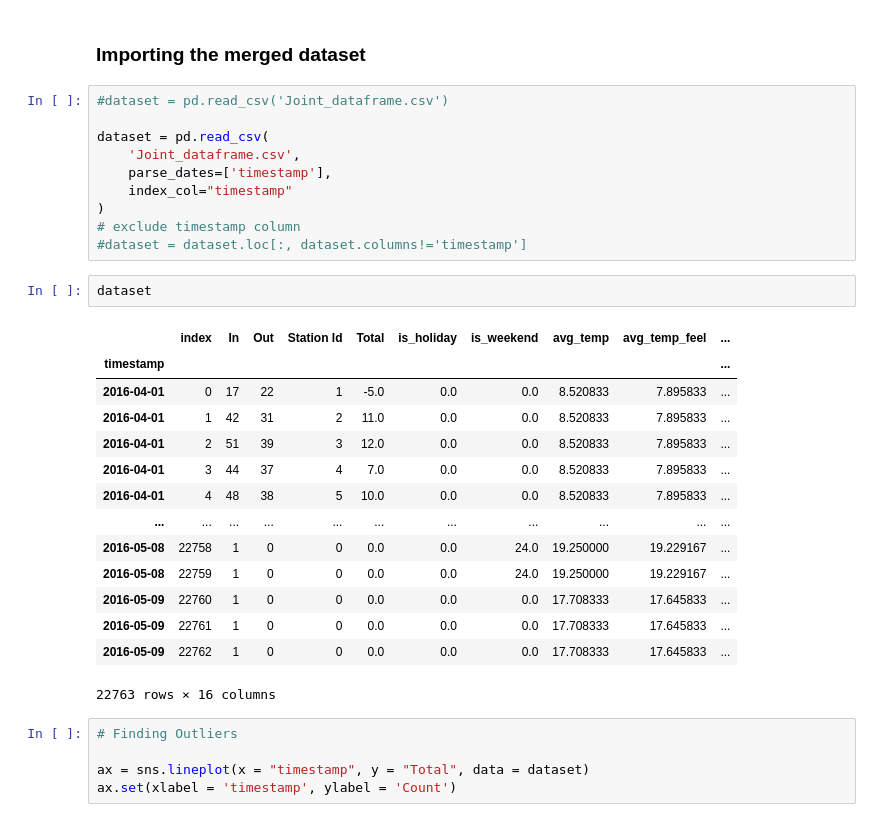
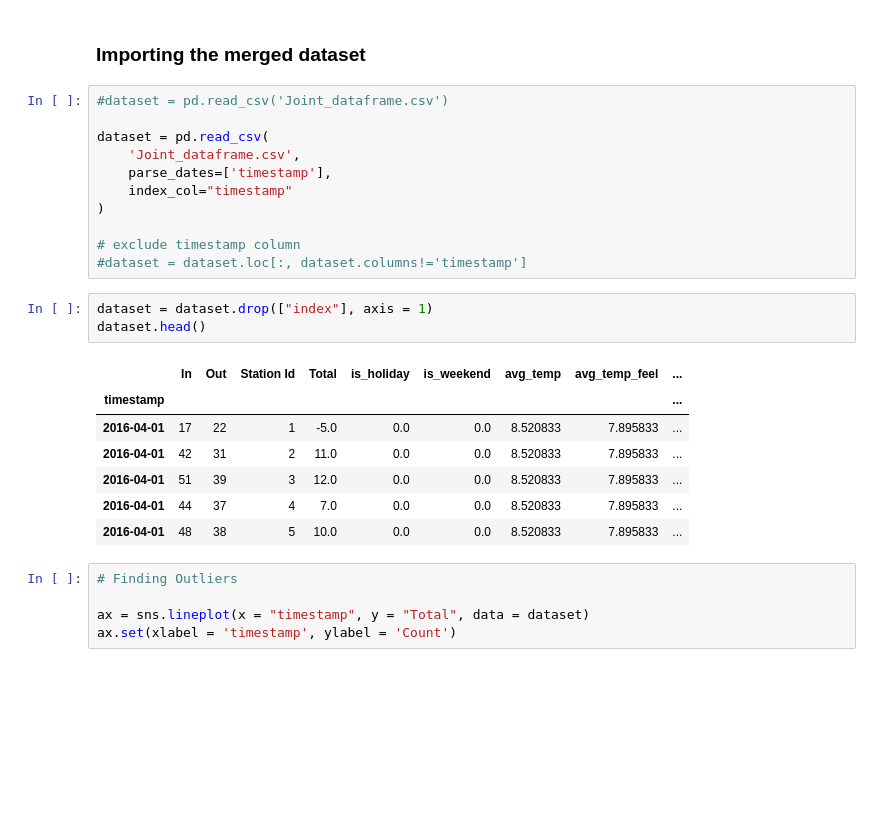
Before and after one commit to hchae0817/final_project, a Jupyter notebook: bike_machine_learning.ipynb, the cells around one changed output. Drawn from its saved outputs; the diff is of its cells as text; blank space fills up the shorter version.

```diff
--- a/bike_machine_learning.ipynb
+++ b/bike_machine_learning.ipynb
@@ -26,25 +26,20 @@ dataset = pd.read_csv(
     parse_dates=['timestamp'],
     index_col="timestamp"
 )
+
 # exclude timestamp column
 #dataset = dataset.loc[:, dataset.columns!='timestamp']
 # %%
-dataset
+dataset = dataset.drop(["index"], axis = 1)
+dataset.head()
 # %% [output]
-|  | index | In | Out | Station Id | Total | is_holiday | is_weekend | avg_temp | avg_temp_feel | ... |
-| timestamp |  |  |  |  |  |  |  |  |  | ... |
-| 2016-04-01 | 0 | 17 | 22 | 1 | -5.0 | 0.0 | 0.0 | 8.520833 | 7.895833 | ... |
-| 2016-04-01 | 1 | 42 | 31 | 2 | 11.0 | 0.0 | 0.0 | 8.520833 | 7.895833 | ... |
-| 2016-04-01 | 2 | 51 | 39 | 3 | 12.0 | 0.0 | 0.0 | 8.520833 | 7.895833 | ... |
-| 2016-04-01 | 3 | 44 | 37 | 4 | 7.0 | 0.0 | 0.0 | 8.520833 | 7.895833 | ... |
-| 2016-04-01 | 4 | 48 | 38 | 5 | 10.0 | 0.0 | 0.0 | 8.520833 | 7.895833 | ... |
-| ... | ... | ... | ... | ... | ... | ... | ... | ... | ... | ... |
-| 2016-05-08 | 22758 | 1 | 0 | 0 | 0.0 | 0.0 | 24.0 | 19.250000 | 19.229167 | ... |
-| 2016-05-08 | 22759 | 1 | 0 | 0 | 0.0 | 0.0 | 24.0 | 19.250000 | 19.229167 | ... |
-| 2016-05-09 | 22760 | 1 | 0 | 0 | 0.0 | 0.0 | 0.0 | 17.708333 | 17.645833 | ... |
-| 2016-05-09 | 22761 | 1 | 0 | 0 | 0.0 | 0.0 | 0.0 | 17.708333 | 17.645833 | ... |
-| 2016-05-09 | 22762 | 1 | 0 | 0 | 0.0 | 0.0 | 0.0 | 17.708333 | 17.645833 | ... |
+|  | In | Out | Station Id | Total | is_holiday | is_weekend | avg_temp | avg_temp_feel | ... |
+| timestamp |  |  |  |  |  |  |  |  | ... |
+| 2016-04-01 | 17 | 22 | 1 | -5.0 | 0.0 | 0.0 | 8.520833 | 7.895833 | ... |
+| 2016-04-01 | 42 | 31 | 2 | 11.0 | 0.0 | 0.0 | 8.520833 | 7.895833 | ... |
+| 2016-04-01 | 51 | 39 | 3 | 12.0 | 0.0 | 0.0 | 8.520833 | 7.895833 | ... |
+| 2016-04-01 | 44 | 37 | 4 | 7.0 | 0.0 | 0.0 | 8.520833 | 7.895833 | ... |
+| 2016-04-01 | 48 | 38 | 5 | 10.0 | 0.0 | 0.0 | 8.520833 | 7.895833 | ... |
-22763 rows × 16 columns
 # %%
 # Finding Outliers
 
```
Also changed, not shown: parts of 31 cells of this notebook.
